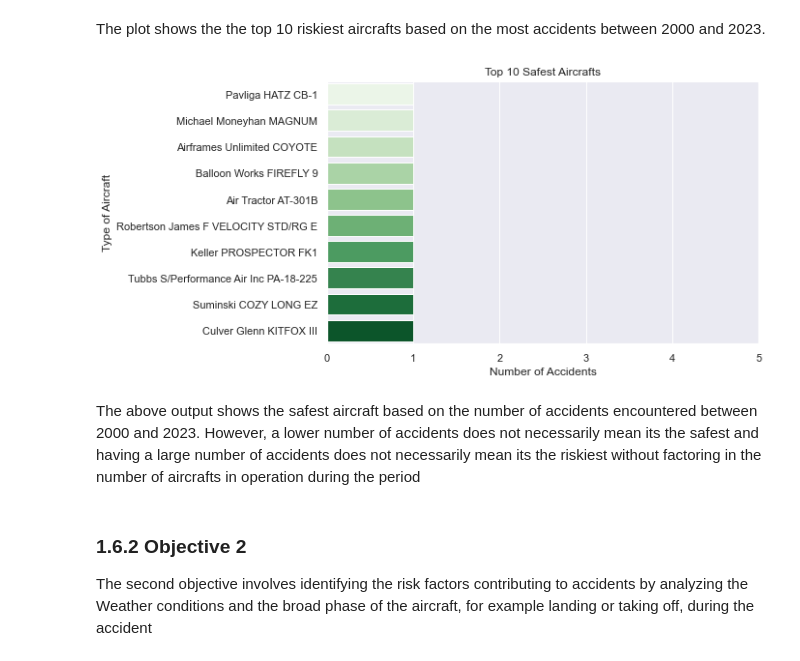
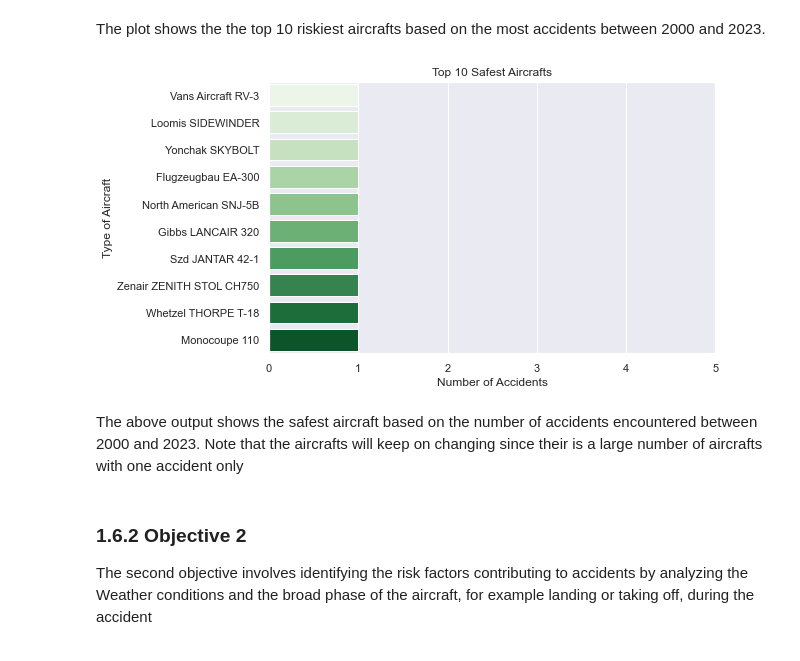
Before and after one commit to Patoh254code/Aviation_risk_analysis_Project, a Jupyter notebook: index.ipynb, the cells around one changed output. Saved outputs shown, nothing was run; the diff lists cells and outputs as text; code cells hidden in the pictures.

```diff
--- a/index.ipynb
+++ b/index.ipynb
@@ -254,21 +254,20 @@ plt.savefig('Images/Risky-aircrafts.jpg', dpi=300, bbox_inches='tight')
 The plot shows the the top 10 riskiest aircrafts based on the most accidents between 2000 and 2023.
 # %%
 # Identify safest aircrafts based on the lowest number of accidents
-safest_aircraft= df_clean['Make_and_Model'].value_counts().nsmallest(10)
+safest_aircraft= df_clean['Make_and_Model'].value_counts().tail(10)
 
 # Visualize the safest aicrafts
 fig, ax = plt.subplots(figsize=(8,5))
 sns.set_theme(style='darkgrid')
 sns.barplot(y=safest_aircraft.index, x=safest_aircraft.values, palette='Greens')
 ax.set(title='Top 10 Safest Aircrafts', xlabel='Number of Accidents', ylabel= 'Type of Aircraft', xlim=(0, 5))
 
 #save the image and ensure full image displayed
 fig.savefig('Images/Safest-aircrafts.jpg', dpi=300, bbox_inches='tight')
 # %% [output]
-[figure, old version]
+[figure, new version]
 # %% [markdown]
-The above output shows the safest aircraft based on the number of accidents encountered between 2000 and 2023.
-However, a lower number of accidents does not necessarily mean its the safest and having a large number of accidents does not necessarily mean its the riskiest without factoring in the number of aircrafts in operation during the period
+The above output shows the safest aircraft based on the number of accidents encountered between 2000 and 2023. Note that the aircrafts will keep on changing since their is a large number of aircrafts with one accident only
 # %% [markdown]
 ### 1.6.2 Objective 2
 
```
Also changed, not shown: 1 other file.
